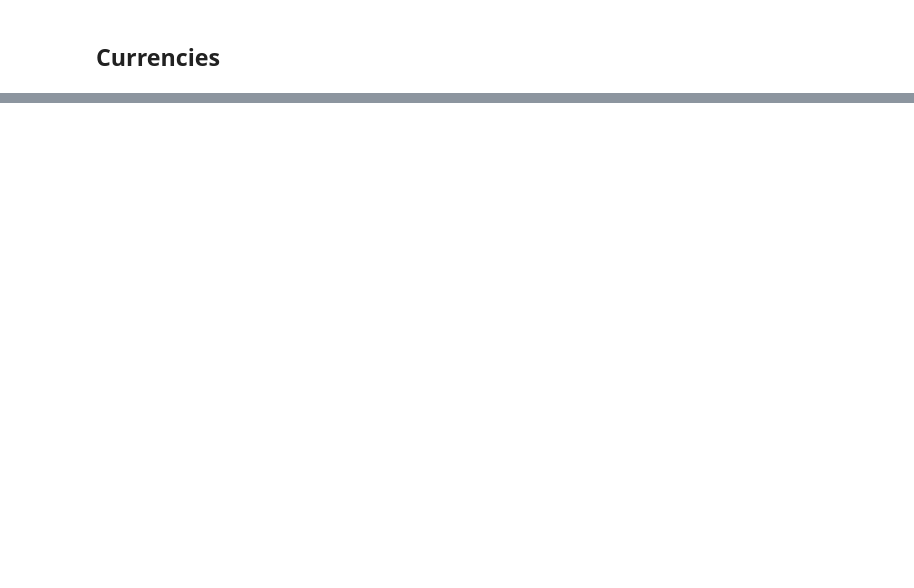
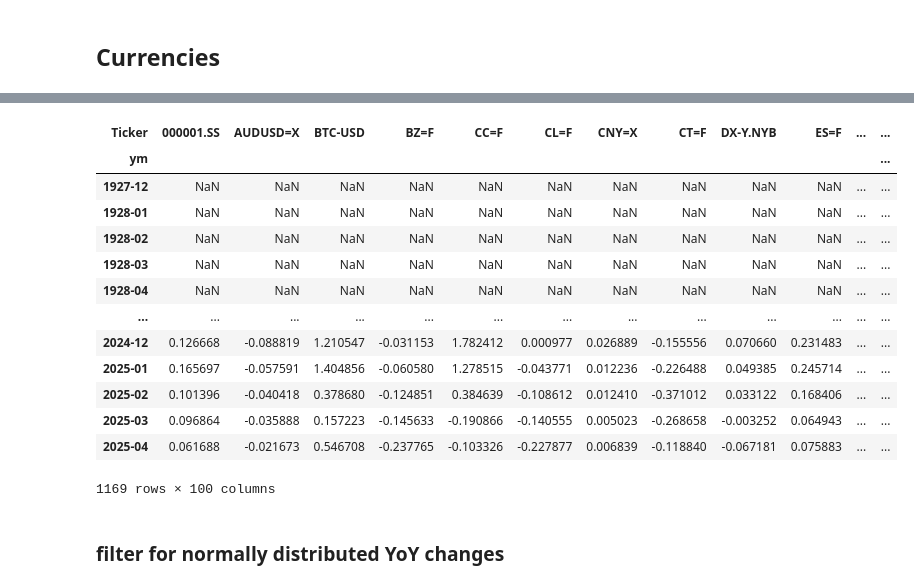
Before and after one commit to jangelchik/quant_projects, a Jupyter notebook: macro_backbone.ipynb, the cells around one changed output, grey strips where cells are left out. Drawn from its saved outputs; the diff is of its cells as text; code cells hidden in the pictures; blank space fills up the shorter version.

Commit message:
filtering for non sparse and normal columns

```diff
--- a/macro_backbone.ipynb
+++ b/macro_backbone.ipynb
@@ -68,0 +216,14 @@ lst_world
+# %%
+df_all['ym'] = pd.to_datetime(df_all['Date']).dt.strftime('%Y-%m')
+# %%
+# get open per ym
+df_open = df_all['Ticker ym Open'.split()].groupby('Ticker ym'.split()).first().reset_index()
+
+# get close per ym
+df_close = df_all['Ticker ym Close'.split()].groupby('Ticker ym'.split()).last().reset_index()
+
+# get high per ym
+df_high = df_all['Ticker ym High'.split()].groupby('Ticker ym'.split()).max().reset_index()
+
+# get low per ym
+df_low = df_all['Ticker ym Low'.split()].groupby('Ticker ym'.split()).min().reset_index()
@@ -68,0 +233,22 @@ lst_world
+# %%
+df_close = df_close.pivot(index='ym',columns='Ticker',values='Close')
+# %%
+# capture yoy change
+df_yoy = (df_close - df_close.shift(12))/df_close.shift(12)
+# %%
+df_yoy
+# %% [output]
+| Ticker | 000001.SS | AUDUSD=X | BTC-USD | BZ=F | CC=F | CL=F | CNY=X | CT=F | DX-Y.NYB | ES=F | ... | ... |
+| ym |  |  |  |  |  |  |  |  |  |  |  | ... |
+| 1927-12 | NaN | NaN | NaN | NaN | NaN | NaN | NaN | NaN | NaN | NaN | ... | ... |
+| 1928-01 | NaN | NaN | NaN | NaN | NaN | NaN | NaN | NaN | NaN | NaN | ... | ... |
+| 1928-02 | NaN | NaN | NaN | NaN | NaN | NaN | NaN | NaN | NaN | NaN | ... | ... |
+| 1928-03 | NaN | NaN | NaN | NaN | NaN | NaN | NaN | NaN | NaN | NaN | ... | ... |
+| 1928-04 | NaN | NaN | NaN | NaN | NaN | NaN | NaN | NaN | NaN | NaN | ... | ... |
+| ... | ... | ... | ... | ... | ... | ... | ... | ... | ... | ... | ... | ... |
+| 2024-12 | 0.126668 | -0.088819 | 1.210547 | -0.031153 | 1.782412 | 0.000977 | 0.026889 | -0.155556 | 0.070660 | 0.231483 | ... | ... |
+| 2025-01 | 0.165697 | -0.057591 | 1.404856 | -0.060580 | 1.278515 | -0.043771 | 0.012236 | -0.226488 | 0.049385 | 0.245714 | ... | ... |
+| 2025-02 | 0.101396 | -0.040418 | 0.378680 | -0.124851 | 0.384639 | -0.108612 | 0.012410 | -0.371012 | 0.033122 | 0.168406 | ... | ... |
+| 2025-03 | 0.096864 | -0.035888 | 0.157223 | -0.145633 | -0.190866 | -0.140555 | 0.005023 | -0.268658 | -0.003252 | 0.064943 | ... | ... |
+| 2025-04 | 0.061688 | -0.021673 | 0.546708 | -0.237765 | -0.103326 | -0.227877 | 0.006839 | -0.118840 | -0.067181 | 0.075883 | ... | ... |
+1169 rows × 100 columns
@@ -68,0 +258,2 @@ lst_world
+# %% [markdown]
+### filter for normally distributed YoY changes
```
Also changed, not shown: parts of 30 cells of this notebook.
